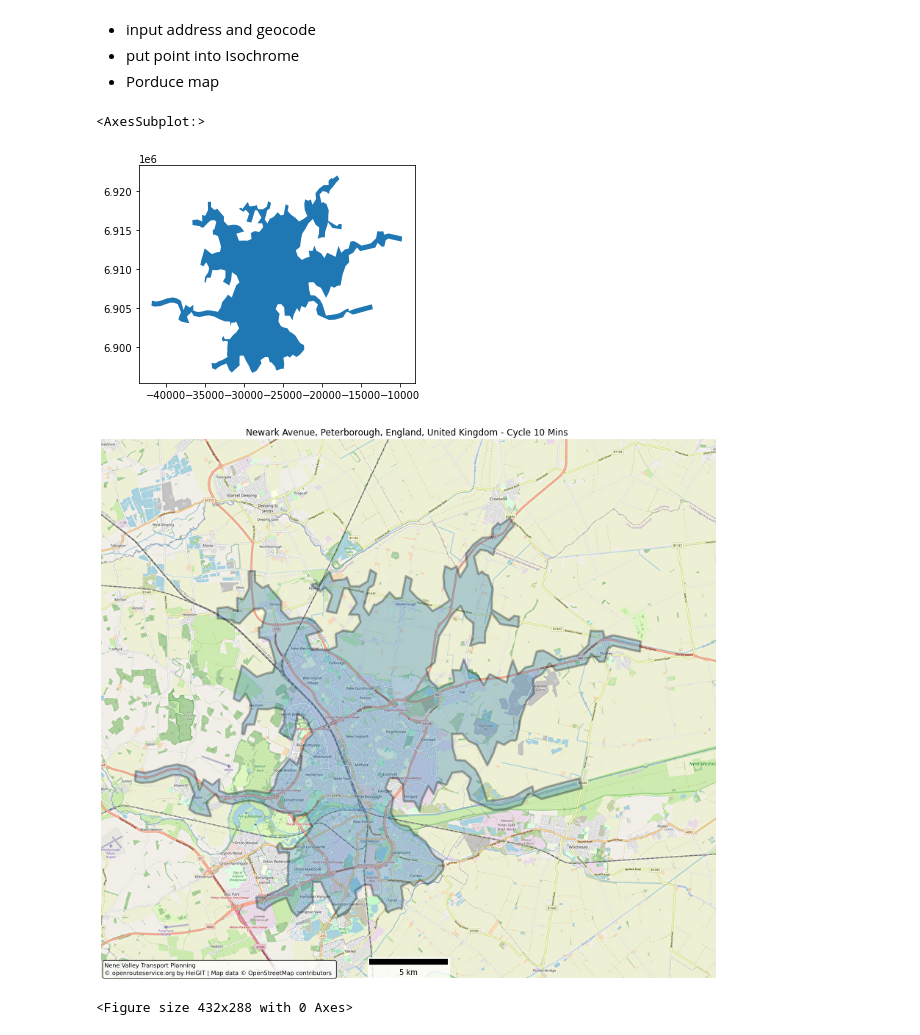
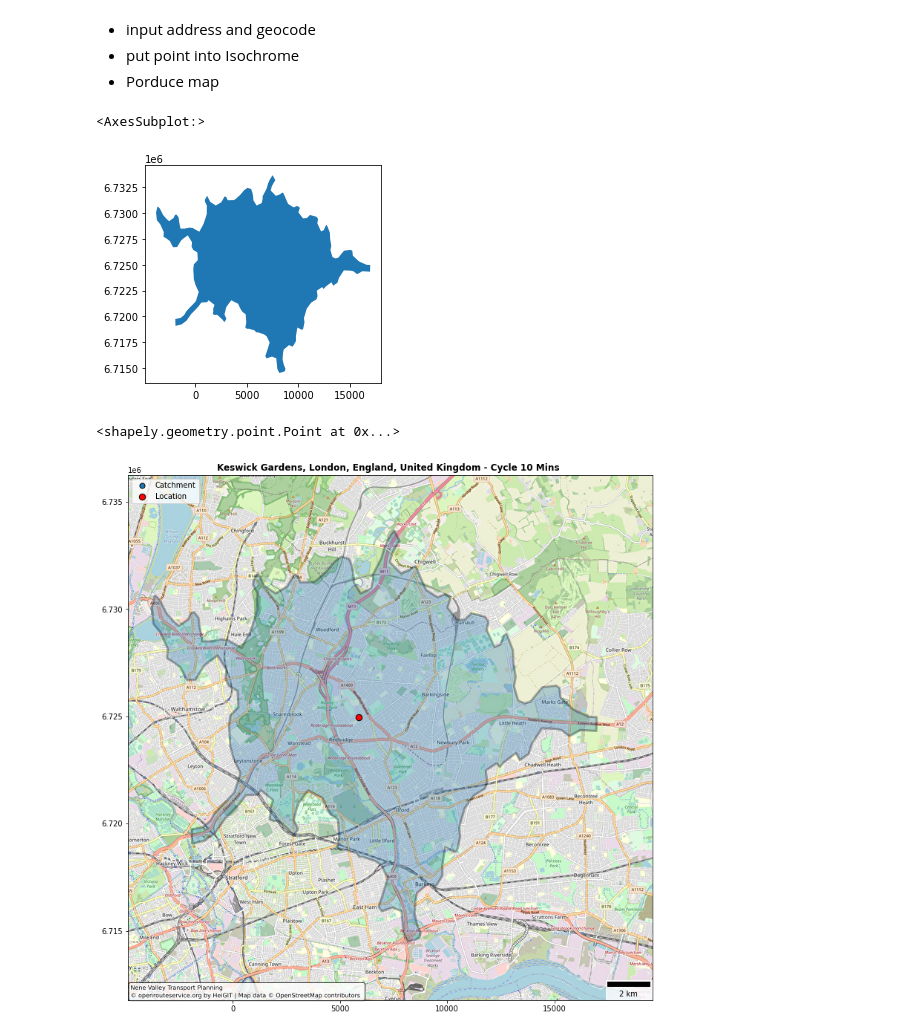
Before and after one commit to hasnayn-y/Transport-Planning, a Jupyter notebook: code/Isochrome_V1.0.ipynb, the cells around one changed output. Drawn from its saved outputs; the diff is of its cells as text; code cells hidden in the pictures.

```diff
--- a/code/Isochrome_V1.0.ipynb
+++ b/code/Isochrome_V1.0.ipynb
@@ -22,7 +22,7 @@ from matplotlib_scalebar.scalebar import ScaleBar
 key = '5b3ce3597851110001cf624896366d86ef2d40439d52f50412724477'
 ORS = client.Client(key=key)
 
-location = ORS.pelias_search(text='71 Newark Avenue, Peterborough', size= 1, country='GBR', sources=['osm'])
+location = ORS.pelias_search(text='17 Keswick Gardens, redbridge', size= 1, country='GBR', sources=['osm'])
 # %%
 t = [10*60]
 mode = ["driving-car", "driving-hgv", "foot-walking",
@@ -102,33 +102,49 @@ g = g.to_crs(3857)
 g.plot()
 # %% [output]
 <AxesSubplot:>
-[figure, old version]
+[figure, new version]
+# %%
+shapely.geometry.Point(location['features'][0]['geometry']['coordinates'][0],
+                location['features'][0]['geometry']['coordinates'][1])
+# %% [output]
+<shapely.geometry.point.Point at 0x...>
+# %%
+lo = gpd.GeoDataFrame(location['features'][0]['properties'], index=[0])
+lo['geometry'] = shapely.geometry.Point(location['features'][0]['geometry']['coordinates'][0],
+                location['features'][0]['geometry']['coordinates'][1])
+lo = lo.set_crs(4326)
+
+lo = lo.to_crs(3857)
 # %%
-fig, ax = plt.subplots(figsize = (15,15))
+fig, ax = plt.subplots(figsize = (13,13))
 
-g.plot(ax=ax ,alpha=0.3, edgecolor='k', lw=3, label='Cycle 10mins')
+g.plot(ax=ax ,alpha=0.3, edgecolor='k', lw=3, label='Catchment')
+lo.plot(ax=ax, edgecolor='k', markersize=50, label='Catchment')
+lo.plot(ax=ax, color='red', edgecolor='k', markersize=70, label='Location')
+
 cx.add_basemap(ax, url = cx.providers.OpenStreetMap.Mapnik, reset_extent=False, interpolation='sinc')
 
 
 props = dict(boxstyle='round', facecolor='white', alpha=0.8)
 cx.add_attribution(text='Nene Valley Transport Planning \n© openrouteservice.org by HeiGIT | Map data © OpenStreetMap contributors ',
     ax=ax,bbox=props)
 
-plt.title(location['features'][0]['properties']['label'] + ' - Cycle 10 Mins ', fontstyle=)
+plt.title(location['features'][0]['properties']['label'] + ' - Cycle 10 Mins ', fontweight='bold')
 
 ax.add_artist(
     ScaleBar(1, dimension="si-length",
-    units="m",location='lower center',
+    units="m",location='lower right',
     color='k',
     box_color='white',
     box_alpha=0.8)
  )
 
+#Now making a nice legend
+ax.legend(loc='upper left', prop={'size': 10})
 
-ax.set_axis_off()
-plt.show()
 
-plt.savefig('map.png', dpi=200)
+#ax.set_axis_off()
+
+plt.savefig('map.png', dpi=300)
 # %% [output]
-[figure, old version]
+[figure, new version]
-<Figure size 432x288 with 0 Axes>
```
Also changed, not shown: parts of 4 cells of this notebook, 2 other files.
